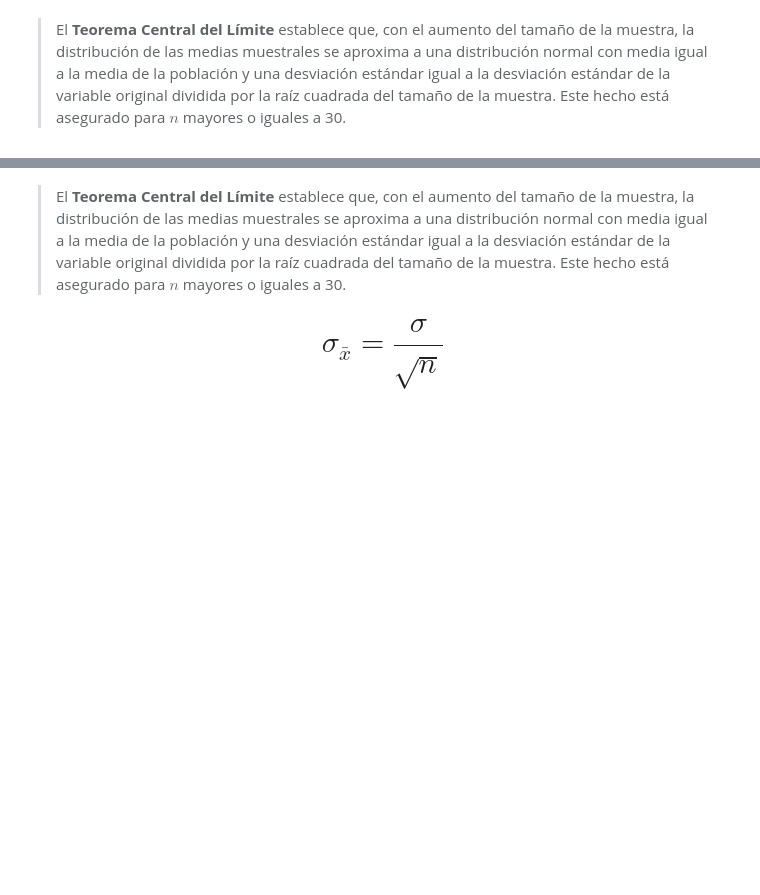
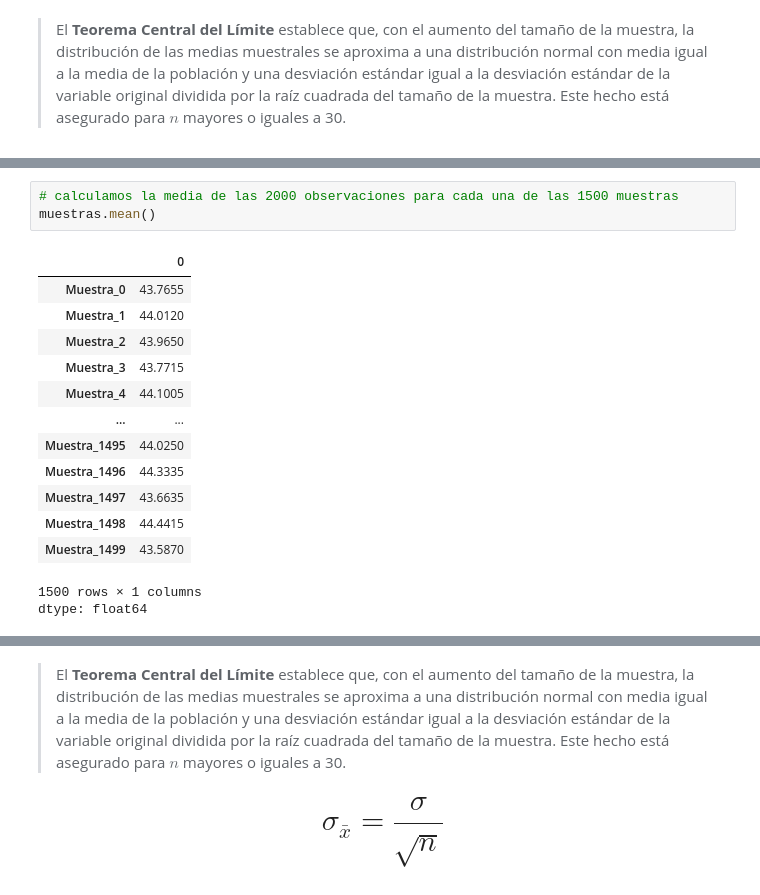
Before and after one commit to evs-11/Estadistica-con-Python-parte-2, a Jupyter notebook: Inicial.ipynb, the cells around one changed output, grey strips where cells are left out. Saved outputs shown, nothing was run; the diff lists cells and outputs as text; blank space fills up the shorter version.

```diff
--- a/Inicial.ipynb
+++ b/Inicial.ipynb
@@ -911,0 +1034,18 @@ La desviación estándar de las medias muestrales se conoce como **error estánd
+# %%
+# calculamos la media de las 2000 observaciones para cada una de las 1500 muestras
+muestras.mean()
+# %% [output]
+|  | 0 |
+| Muestra_0 | 43.7655 |
+| Muestra_1 | 44.0120 |
+| Muestra_2 | 43.9650 |
+| Muestra_3 | 43.7715 |
+| Muestra_4 | 44.1005 |
+| ... | ... |
+| Muestra_1495 | 44.0250 |
+| Muestra_1496 | 44.3335 |
+| Muestra_1497 | 43.6635 |
+| Muestra_1498 | 44.4415 |
+| Muestra_1499 | 43.5870 |
+1500 rows × 1 columns
+dtype: float64
```
Also changed, not shown: parts of 51 cells of this notebook.
